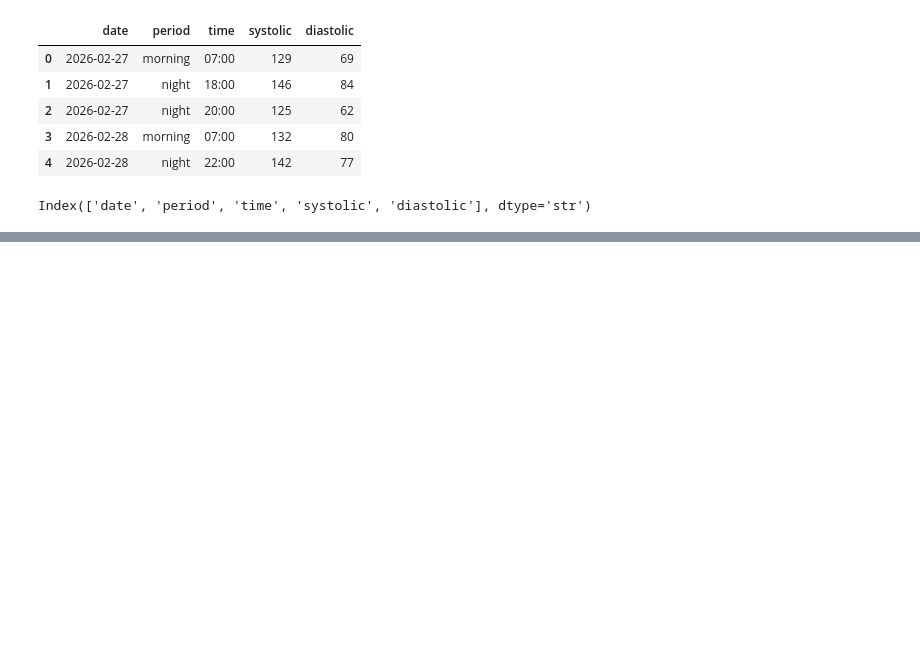
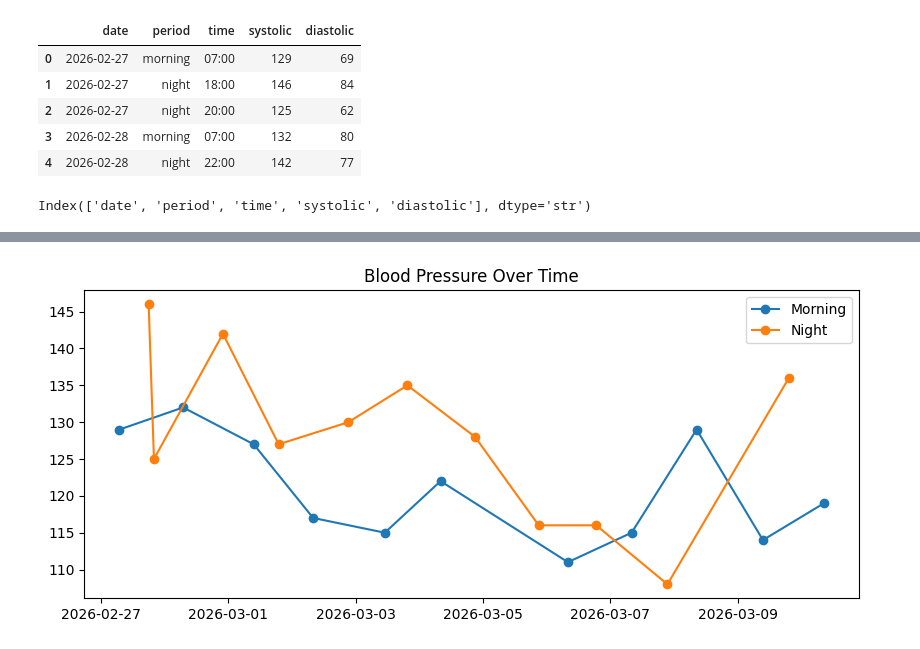
Before and after one commit to antoniobiasotti/bp-tracker-eda, a Jupyter notebook: notebooks/01_eda.ipynb, the cells around one changed output, grey strips where cells are left out. Cells and saved outputs as stored; diff of their text form; code cells hidden in the pictures; blank space fills up the shorter version.

```diff
--- a/notebooks/01_eda.ipynb
+++ b/notebooks/01_eda.ipynb
@@ -18,0 +32,9 @@ Index(['date', 'period', 'time', 'systolic', 'diastolic'], dtype='str')
+# %%
+df["date"] = pd.to_datetime(df["date"])
+df["period"] = df["period"].astype("category")
+df["systolic"] = df["systolic"].astype(int)
+df["diastolic"] = df["diastolic"].astype(int)
+# %%
+df["timestamp"] = pd.to_datetime(
+    df["date"].astype(str) + " " + df["time"]
+)
@@ -18,0 +100,15 @@ Index(['date', 'period', 'time', 'systolic', 'diastolic'], dtype='str')
+# %%
+plt.figure(figsize=(10,4))
+
+morning = df[df["period"] == "morning"]
+night = df[df["period"] == "night"]
+
+plt.plot(morning["timestamp"], morning["systolic"], marker="o", label="Morning")
+plt.plot(night["timestamp"], night["systolic"], marker="o", label="Night")
+
+plt.title("Blood Pressure Over Time")
+plt.legend()
+
+plt.show()
+# %% [output]
+[figure, added]
```
Also changed, not shown: parts of 8 cells of this notebook.
